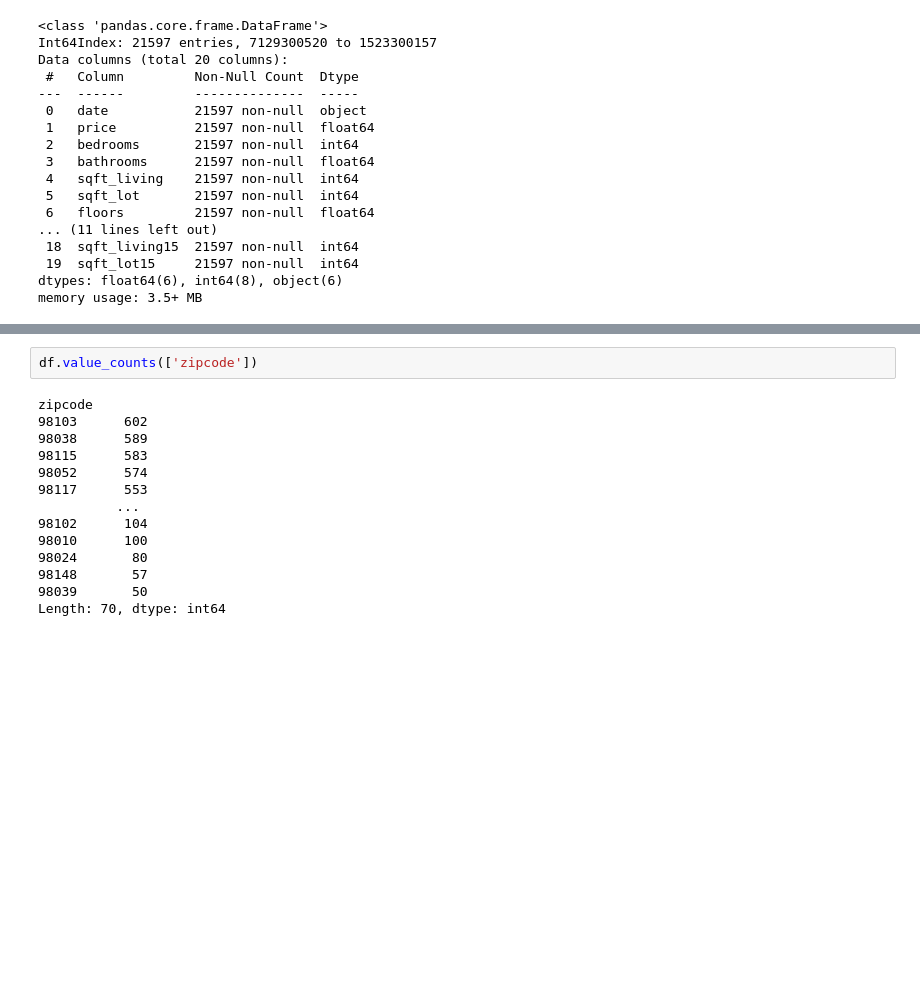
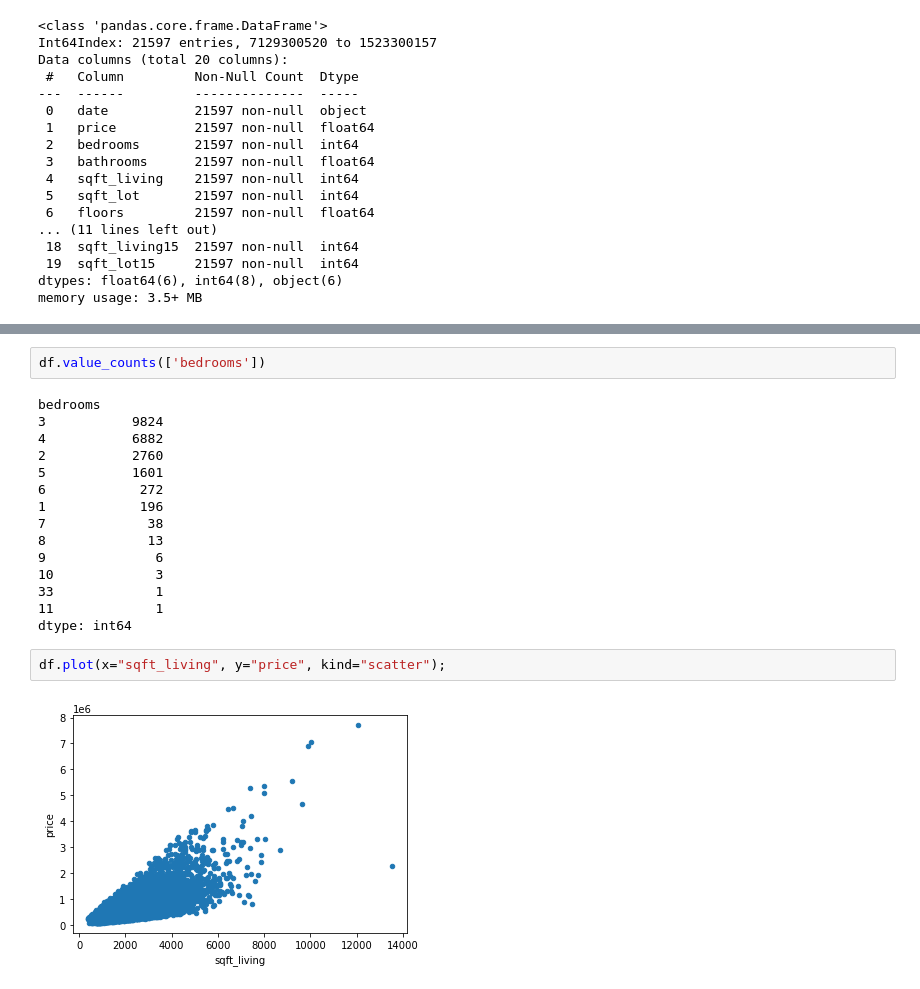
Before and after one commit to btbruno20/Analyzing-King-County-Housing, a Jupyter notebook: eda.ipynb, the cells around one changed output, grey strips where cells are left out. Drawn from its saved outputs; the diff is of its cells as text; blank space fills up the shorter version.

```diff
--- a/eda.ipynb
+++ b/eda.ipynb
@@ -53,18 +55,23 @@ df.describe()
 | 75% | 6.450000e+05 | 4.000000 | 2.500000 | 2550.000000 | 1.068500e+04 | 2.000000 | 2210.000000 | 1997.000000 | 0.000000 | ... |
 | max | 7.700000e+06 | 33.000000 | 8.000000 | 13540.000000 | 1.651359e+06 | 3.500000 | 9410.000000 | 2015.000000 | 2015.000000 | ... |
 # %%
-df.value_counts(['zipcode'])
+df.value_counts(['bedrooms'])
 # %% [output]
-zipcode
-98103      602
-98038      589
-98115      583
-98052      574
-98117      553
-          ...
-98102      104
-98010      100
-98024       80
-98148       57
-98039       50
-Length: 70, dtype: int64
+bedrooms
+3           9824
+4           6882
+2           2760
+5           1601
+6            272
+1            196
+7             38
+8             13
+9              6
+10             3
+33             1
+11             1
+dtype: int64
+# %%
+df.plot(x="sqft_living", y="price", kind="scatter");
+# %% [output]
+[figure, added]
```
Also changed, not shown: parts of 20 cells of this notebook.
